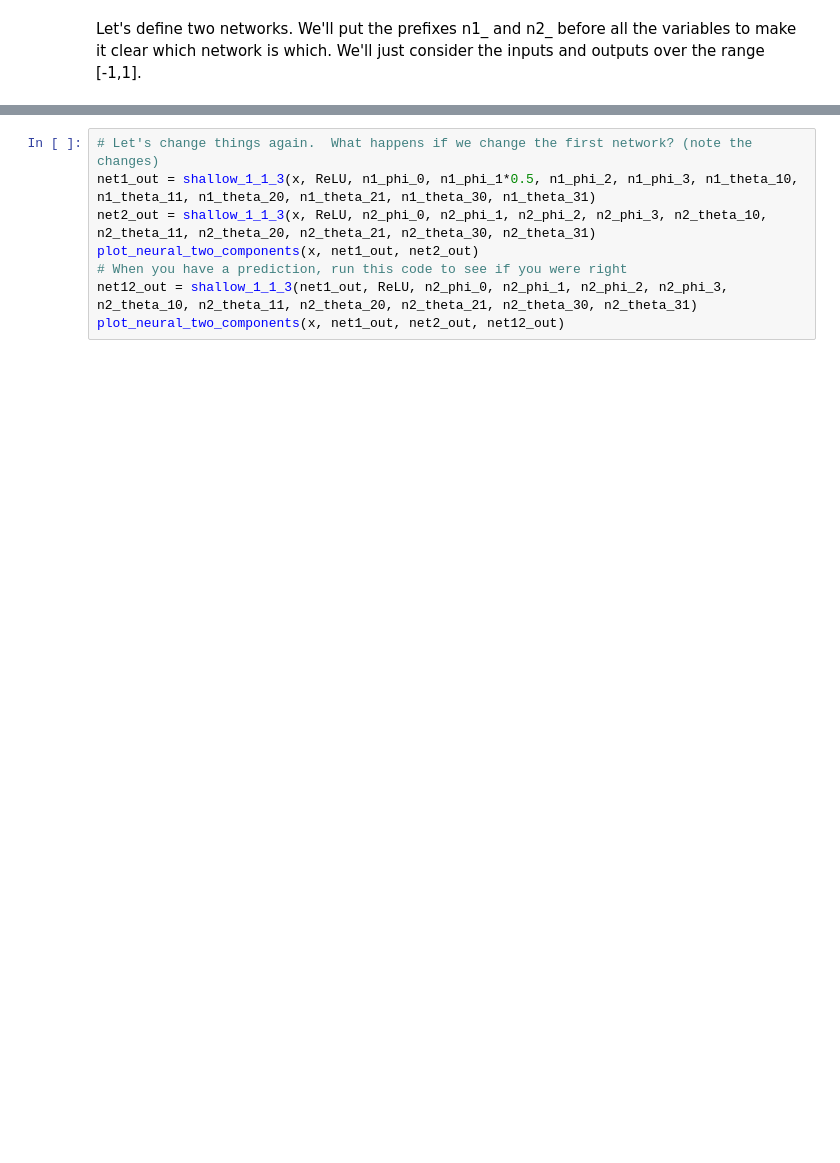
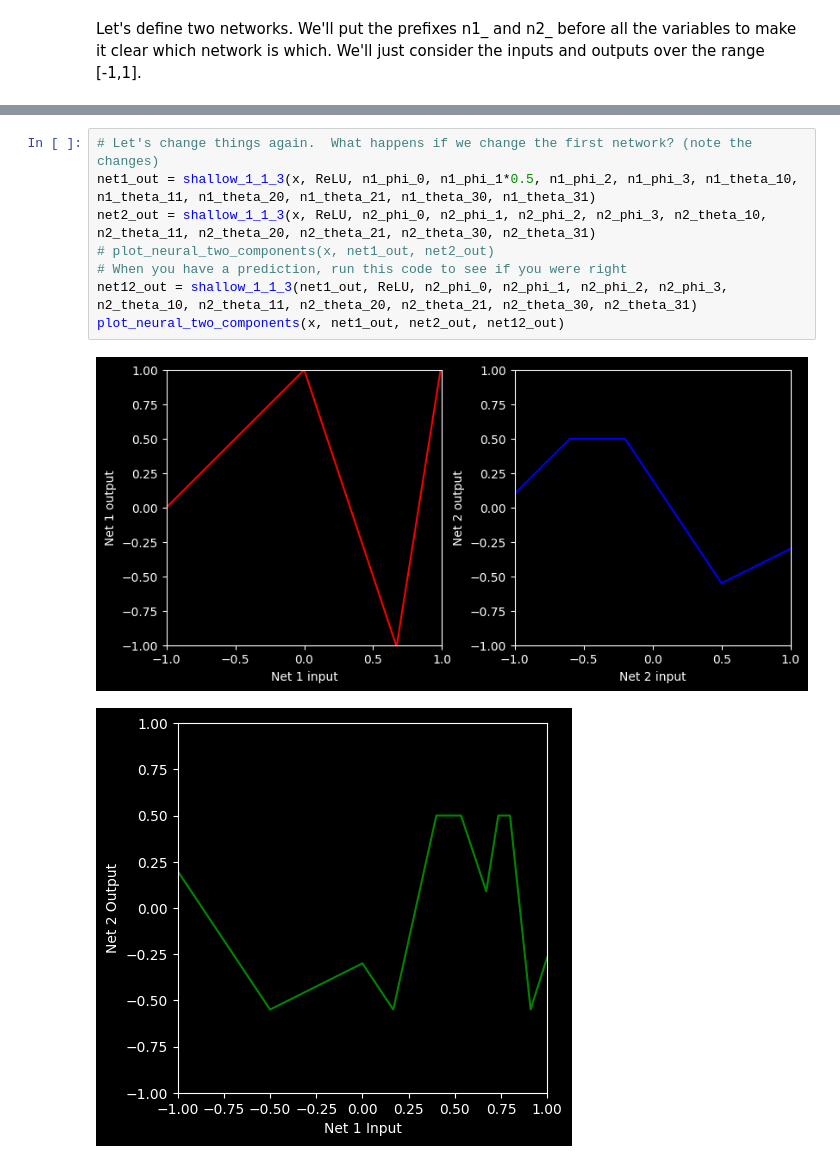
Before and after one commit to fahadsultan/csc372, a Jupyter notebook: dnn.ipynb, the cells around one changed output, grey strips where cells are left out. Cells and saved outputs as stored; diff of their text form; blank space fills up the shorter version.

```diff
--- a/dnn.ipynb
+++ b/dnn.ipynb
@@ -144,11 +195,14 @@ plot_neural_two_components(x, net1_out, net2_out, net12_out)
 # %%
 # Let's change things again.  What happens if we change the first network? (note the changes)
 net1_out = shallow_1_1_3(x, ReLU, n1_phi_0, n1_phi_1*0.5, n1_phi_2, n1_phi_3, n1_theta_10, n1_theta_11, n1_theta_20, n1_theta_21, n1_theta_30, n1_theta_31)
 net2_out = shallow_1_1_3(x, ReLU, n2_phi_0, n2_phi_1, n2_phi_2, n2_phi_3, n2_theta_10, n2_theta_11, n2_theta_20, n2_theta_21, n2_theta_30, n2_theta_31)
-plot_neural_two_components(x, net1_out, net2_out)
+# plot_neural_two_components(x, net1_out, net2_out)
 # When you have a prediction, run this code to see if you were right
 net12_out = shallow_1_1_3(net1_out, ReLU, n2_phi_0, n2_phi_1, n2_phi_2, n2_phi_3, n2_theta_10, n2_theta_11, n2_theta_20, n2_theta_21, n2_theta_30, n2_theta_31)
 plot_neural_two_components(x, net1_out, net2_out, net12_out)
+# %% [output]
+[figure, added]
+[figure, added]
 # %%
 # Let's change things again.  What happens if the first network and second networks are the same?
 net1_out = shallow_1_1_3(x, ReLU, n1_phi_0, n1_phi_1, n1_phi_2, n1_phi_3, n1_theta_10, n1_theta_11, n1_theta_20, n1_theta_21, n1_theta_30, n1_theta_31)
```
Also changed, not shown: parts of 13 cells of this notebook, 30 other files.
